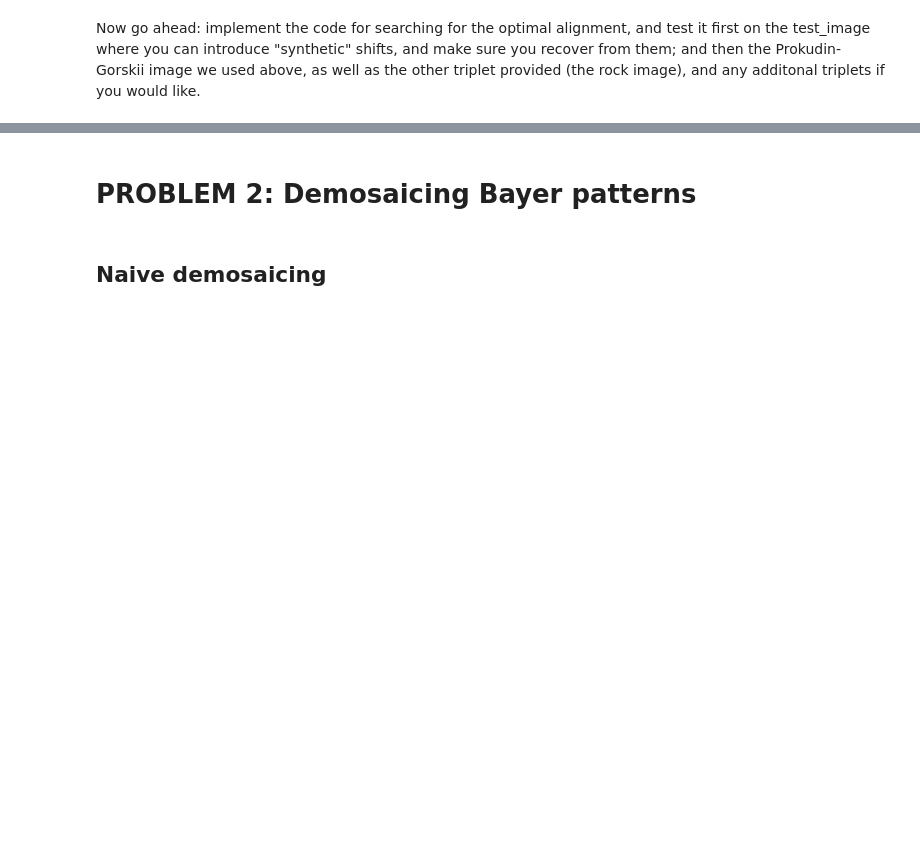
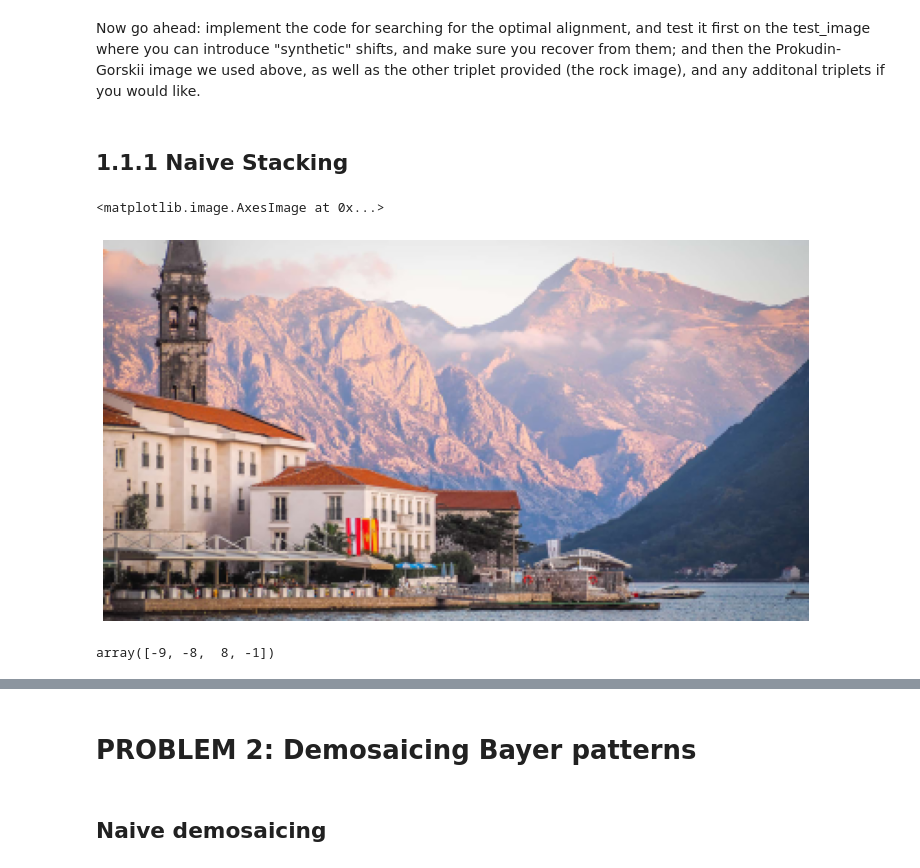
Before and after one commit to RuolinZheng08/ttic31040-computer-vision, a Jupyter notebook: hw1/hw1.ipynb, the cells around one changed output, grey strips where cells are left out. Drawn from its saved outputs; the diff is of its cells as text; code cells hidden in the pictures; blank space fills up the shorter version.

```diff
--- a/hw1/hw1.ipynb
+++ b/hw1/hw1.ipynb
@@ -42,2 +51,12 @@ plt.imshow(color)
 # %% [markdown]
 Now go ahead: implement the code for searching for the optimal alignment, and test it first on the test_image where you can introduce "synthetic" shifts, and make sure you recover from them; and then the Prokudin-Gorskii image we used above, as well as the other triplet provided (the rock image), and any additonal triplets if you would like.
+# %% [markdown]
+## 1.1.1 Naive Stacking
+# %%
+test = np.array(imread('images/test-image.png'))
+plt.figure(figsize=(14,7))
+plt.axis('off')
+plt.imshow(test)
+# %% [output]
+<matplotlib.image.AxesImage at 0x...>
+[figure, added]
@@ -43,0 +75,9 @@ Now go ahead: implement the code for searching for the optimal alignment, and te
+# %%
+SHIFT_RANGE = 15
+shifts = np.random.randint(-SHIFT_RANGE, SHIFT_RANGE + 1, 4)
+# green is unchanged
+test_red_shifted = shift_channel(test_red, shifts[0], shifts[1])
+test_blue_shifted = shift_channel(test_blue, shifts[2], shifts[3])
+shifts
+# %% [output]
+array([-9, -8,  8, -1])
```
Also changed, not shown: parts of 7 cells of this notebook.
